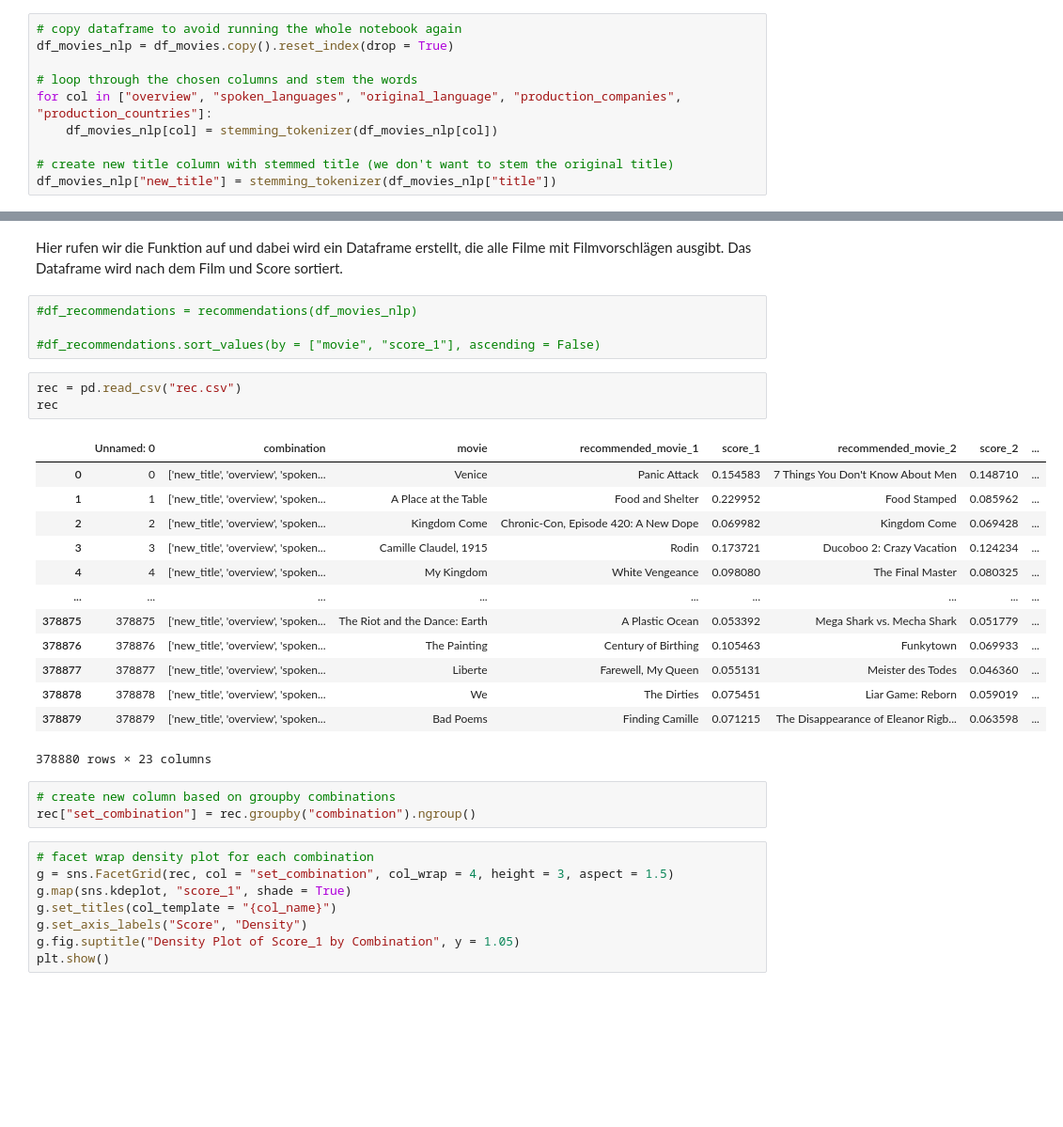
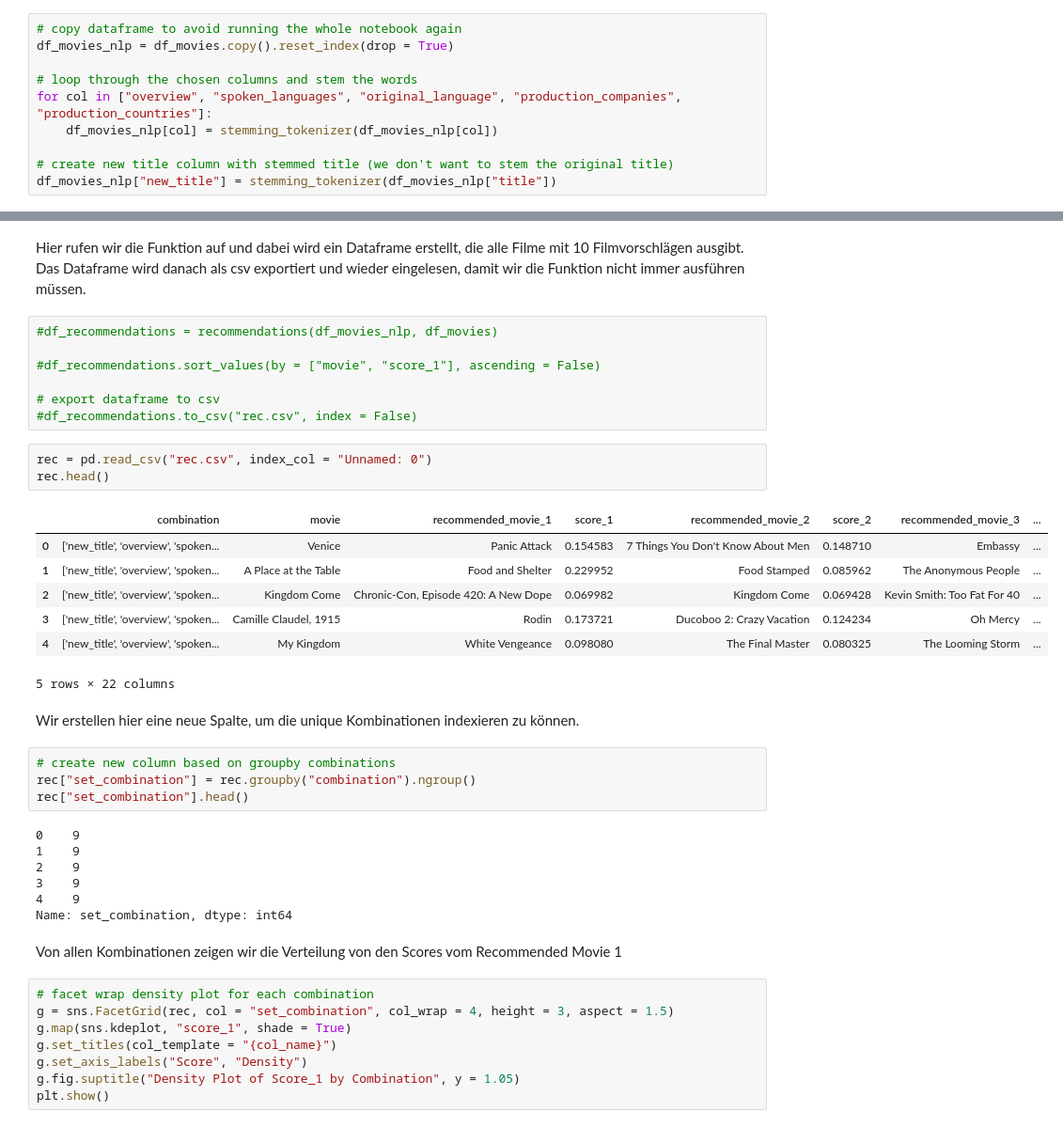
Before and after one commit to Luuzemp14/Cds1_Tinder-4-Movies, a Jupyter notebook: datawrangling.ipynb, the cells around one changed output, grey strips where cells are left out. Shown at 94% size. Cells and saved outputs as stored; diff of their text form; blank space fills up the shorter version.

```diff
--- a/datawrangling.ipynb
+++ b/datawrangling.ipynb
@@ -386,29 +386,38 @@ def recommendations(df):
 # %% [markdown]
-Hier rufen wir die Funktion auf und dabei wird ein Dataframe erstellt, die alle Filme mit Filmvorschlägen ausgibt. Das Dataframe wird nach dem Film und Score sortiert.
+Hier rufen wir die Funktion auf und dabei wird ein Dataframe erstellt, die alle Filme mit 10 Filmvorschlägen ausgibt. Das Dataframe wird danach als csv exportiert und wieder eingelesen, damit wir die Funktion nicht immer ausführen müssen.
 # %%
-#df_recommendations = recommendations(df_movies_nlp)
+#df_recommendations = recommendations(df_movies_nlp, df_movies)
 
 #df_recommendations.sort_values(by = ["movie", "score_1"], ascending = False)
+
+# export dataframe to csv
+#df_recommendations.to_csv("rec.csv", index = False)
 # %%
-rec = pd.read_csv("rec.csv")
-rec
+rec = pd.read_csv("rec.csv", index_col = "Unnamed: 0")
+rec.head()
 # %% [output]
-|  | Unnamed: 0 | combination | movie | recommended_movie_1 | score_1 | recommended_movie_2 | score_2 | ... |
-| 0 | 0 | ['new_title', 'overview', 'spoken... | Venice | Panic Attack | 0.154583 | 7 Things You Don't Know About Men | 0.148710 | ... |
-| 1 | 1 | ['new_title', 'overview', 'spoken... | A Place at the Table | Food and Shelter | 0.229952 | Food Stamped | 0.085962 | ... |
-| 2 | 2 | ['new_title', 'overview', 'spoken... | Kingdom Come | Chronic-Con, Episode 420: A New Dope | 0.069982 | Kingdom Come | 0.069428 | ... |
-| 3 | 3 | ['new_title', 'overview', 'spoken... | Camille Claudel, 1915 | Rodin | 0.173721 | Ducoboo 2: Crazy Vacation | 0.124234 | ... |
-| 4 | 4 | ['new_title', 'overview', 'spoken... | My Kingdom | White Vengeance | 0.098080 | The Final Master | 0.080325 | ... |
-| ... | ... | ... | ... | ... | ... | ... | ... | ... |
-| 378875 | 378875 | ['new_title', 'overview', 'spoken... | The Riot and the Dance: Earth | A Plastic Ocean | 0.053392 | Mega Shark vs. Mecha Shark | 0.051779 | ... |
-| 378876 | 378876 | ['new_title', 'overview', 'spoken... | The Painting | Century of Birthing | 0.105463 | Funkytown | 0.069933 | ... |
-| 378877 | 378877 | ['new_title', 'overview', 'spoken... | Liberte | Farewell, My Queen | 0.055131 | Meister des Todes | 0.046360 | ... |
-| 378878 | 378878 | ['new_title', 'overview', 'spoken... | We | The Dirties | 0.075451 | Liar Game: Reborn | 0.059019 | ... |
-| 378879 | 378879 | ['new_title', 'overview', 'spoken... | Bad Poems | Finding Camille | 0.071215 | The Disappearance of Eleanor Rigb... | 0.063598 | ... |
+|  | combination | movie | recommended_movie_1 | score_1 | recommended_movie_2 | score_2 | recommended_movie_3 | ... |
+| 0 | ['new_title', 'overview', 'spoken... | Venice | Panic Attack | 0.154583 | 7 Things You Don't Know About Men | 0.148710 | Embassy | ... |
+| 1 | ['new_title', 'overview', 'spoken... | A Place at the Table | Food and Shelter | 0.229952 | Food Stamped | 0.085962 | The Anonymous People | ... |
+| 2 | ['new_title', 'overview', 'spoken... | Kingdom Come | Chronic-Con, Episode 420: A New Dope | 0.069982 | Kingdom Come | 0.069428 | Kevin Smith: Too Fat For 40 | ... |
+| 3 | ['new_title', 'overview', 'spoken... | Camille Claudel, 1915 | Rodin | 0.173721 | Ducoboo 2: Crazy Vacation | 0.124234 | Oh Mercy | ... |
+| 4 | ['new_title', 'overview', 'spoken... | My Kingdom | White Vengeance | 0.098080 | The Final Master | 0.080325 | The Looming Storm | ... |
-378880 rows × 23 columns
+5 rows × 22 columns
+# %% [markdown]
+Wir erstellen hier eine neue Spalte, um die unique Kombinationen indexieren zu können.
 # %%
 # create new column based on groupby combinations
 rec["set_combination"] = rec.groupby("combination").ngroup()
+rec["set_combination"].head()
+# %% [output]
+0    9
+1    9
+2    9
+3    9
+4    9
+Name: set_combination, dtype: int64
+# %% [markdown]
+Von allen Kombinationen zeigen wir die Verteilung von den Scores vom Recommended Movie 1
 # %%
 # facet wrap density plot for each combination
 g = sns.FacetGrid(rec, col = "set_combination", col_wrap = 4, height = 3, aspect = 1.5)
```
Also changed, not shown: parts of 37 cells of this notebook, 3 other files.
